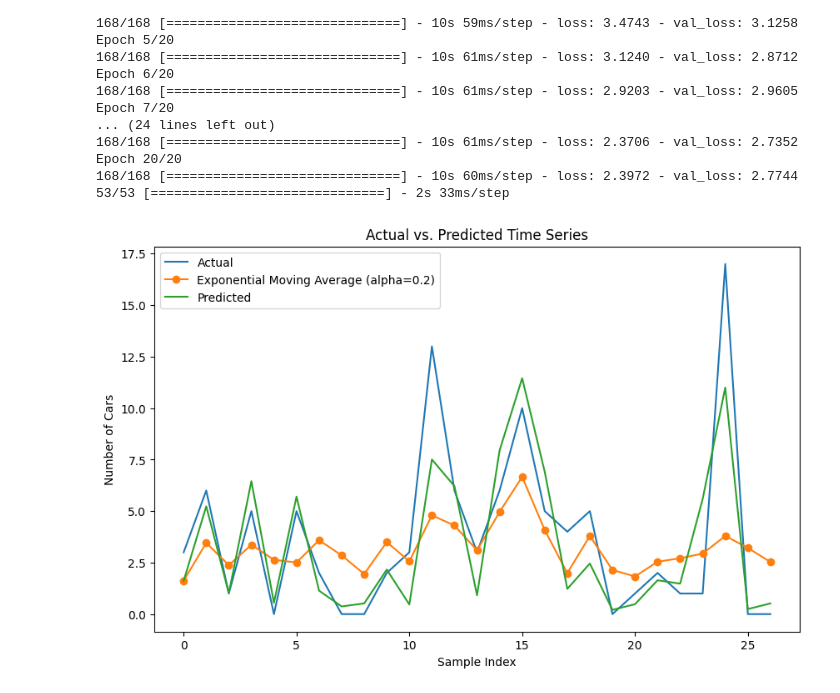
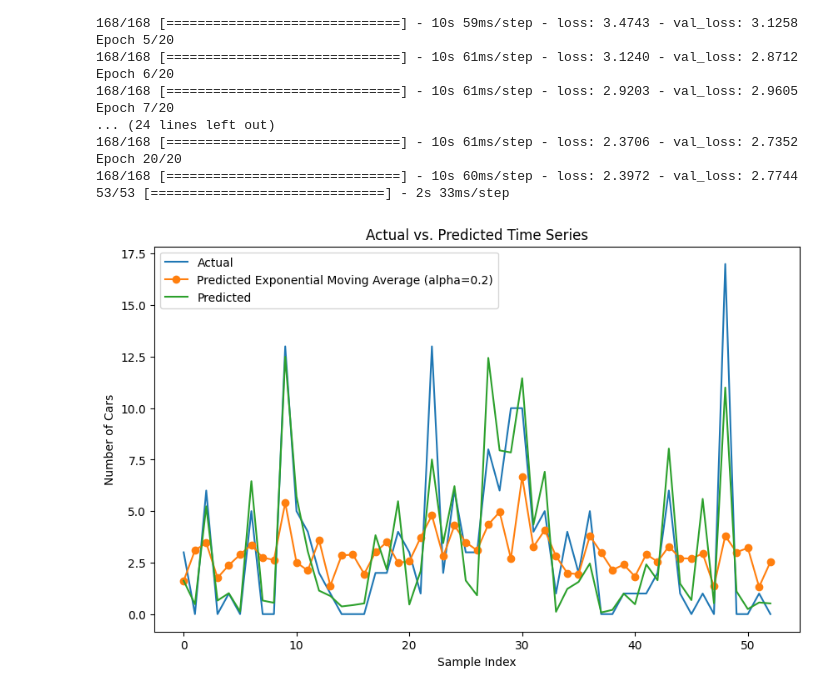
Before and after one commit to amcspps/n-n-cars-prediction, a Jupyter notebook: time-series.ipynb, the cells around one changed output. Drawn from its saved outputs; the diff is of its cells as text; code cells hidden in the pictures.

```diff
--- a/time-series.ipynb
+++ b/time-series.ipynb
@@ -133,26 +131,26 @@ Epoch 20/20
 # %%
 def exponential_moving_average(data, alpha):
     ema = [data[0]]
 
     for i in range(1, len(data)):
         ema_value = alpha * (data[i] - ema[i-1]) + ema[i-1]
         ema.append(ema_value)
 
     return ema
 
 
 alpha = 0.2
 
 ema_values = exponential_moving_average(y_pred, alpha)
 
 plt.figure(figsize=(10, 6))
-plt.plot(y_test[0::64], label='Actual')
-plt.plot(ema_values[::64], label=f'Exponential Moving Average (alpha={alpha})', linestyle='-', marker='o')
-plt.plot(y_pred[0::64], label='Predicted')
+plt.plot(y_test[0::32], label='Actual')
+plt.plot(ema_values[::32], label=f'Predicted Exponential Moving Average (alpha={alpha})', linestyle='-', marker='o')
+plt.plot(y_pred[0::32], label='Predicted')
 plt.legend()
 plt.title('Actual vs. Predicted Time Series')
 plt.xlabel('Sample Index')
 plt.ylabel('Number of Cars')
 plt.show()
 # %% [output]
-[figure, old version]
+[figure, new version]
```
Also changed, not shown: parts of 3 cells of this notebook, 1 other file.
